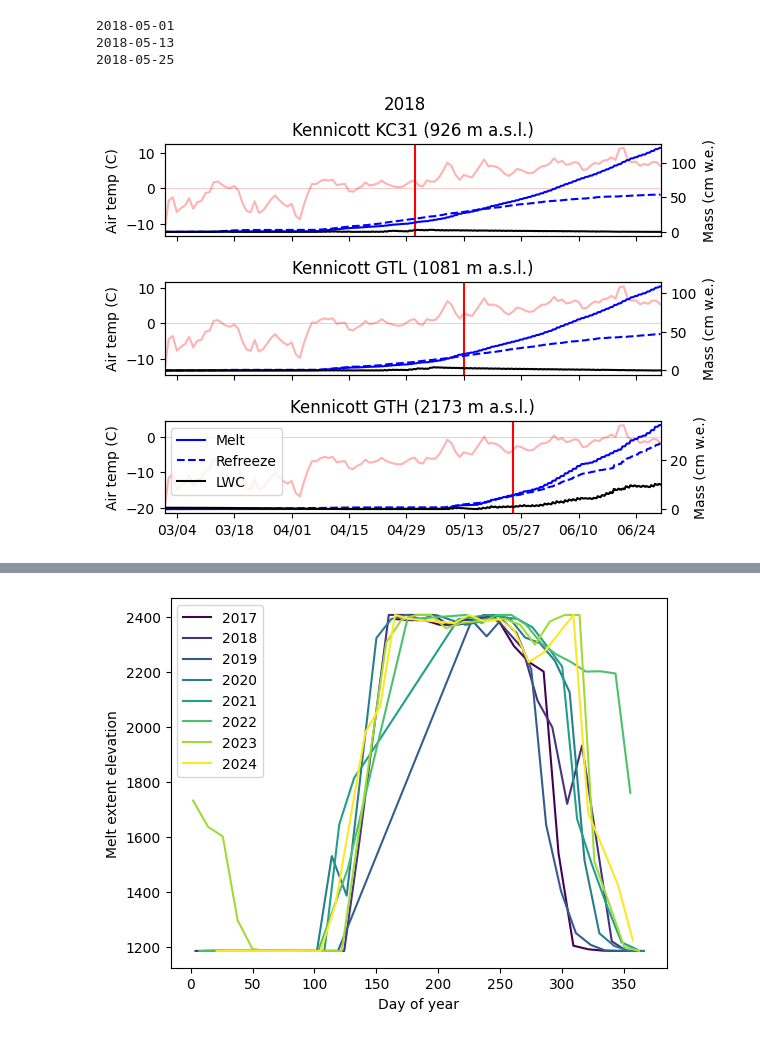
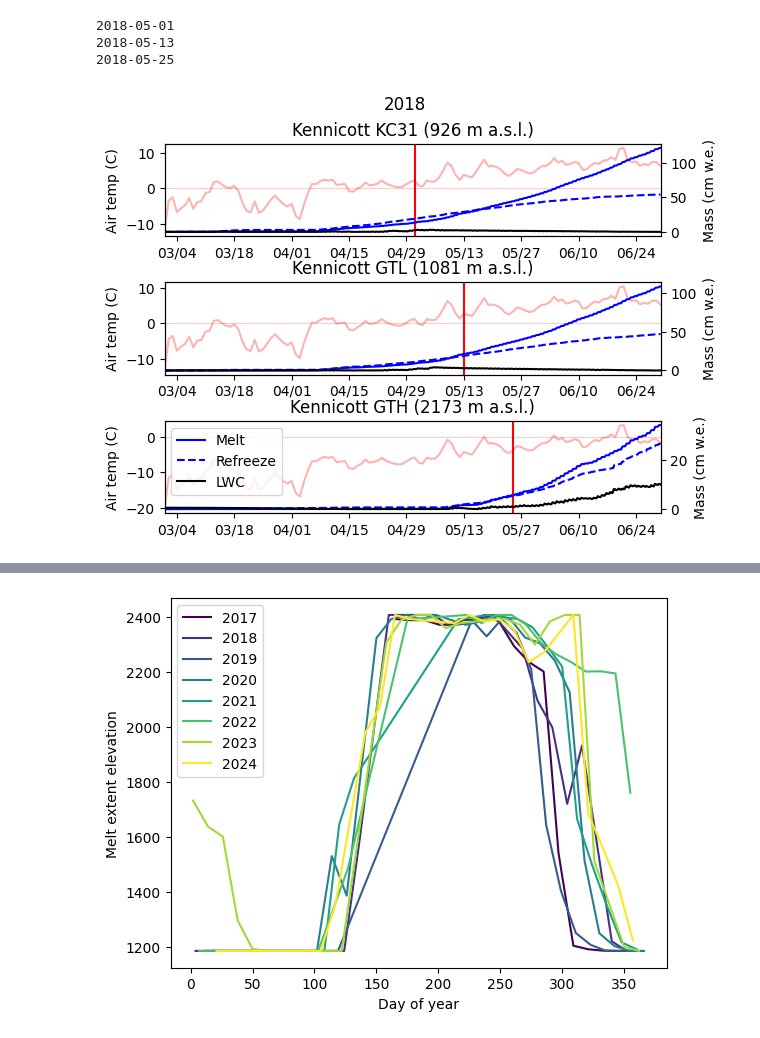
Before and after one commit to clairevwilson/PEBSI, a Jupyter notebook: project/melt_onset.ipynb, the cells around one changed output, grey strips where cells are left out. Saved outputs shown, nothing was run; the diff lists cells and outputs as text; code cells hidden in the pictures.

```diff
--- a/project/melt_onset.ipynb
+++ b/project/melt_onset.ipynb
@@ -11,7 +11,7 @@ results = []
 # print('PEBSI modeled cumulative melt and LWC at SAR-derived melt onset dates')
 # print('   (averaged across descending scenes, 2018-2024)')
 
-fig, axes = plt.subplots(3, gridspec_kw = {'hspace':0.5}, sharex='col') # , figsize=(15, 6))
+fig, axes = plt.subplots(3, gridspec_kw = {'hspace':0.5}) #  sharex='col') # , figsize=(15, 6))
 for ax, site in zip(axes, sites):
     ds = xr.open_dataset(base_fp + f'Output/ddf/{glacier}{site}_2026_05_05_test_0.nc')
     sar = SnowMelt(glacier, site, 'Descending')
@@ -67,34 +67,34 @@ for ax, site in zip(axes, sites):
 
 # axes[0].legend(bbox_to_anchor=(0.18, 0.72), loc='center')
 ax2.legend()
 fig.suptitle(str(year))
 plt.show()
 
 #     # Calculate means and standard deviations (converted to cm w.e.)
 #     results.append({
 #         'Site': site,
 #         'Avg Cum Melt (cm)': np.nanmean(cum_melt_list) * 100,
 #         'Melt StdDev': np.nanstd(cum_melt_list) * 100,
 #         'Avg Cum Rfz (cm)': np.nanmean(cum_rfz_list) * 100,
 #         'Rfz StdDev': np.nanstd(cum_rfz_list) * 100,
 #         'Avg LWC (cm)': np.nanmean(lwc_list) * 100,
 #         'LWC StdDev': np.nanstd(lwc_list) * 100
 #     })
 
 # # Create DataFrame for pretty printing
 # summary_df = pd.DataFrame(results)
 
 # # Option 1: Print using Pandas (simple)
 # print(summary_df.to_string(index=False, float_format=lambda x: f"{x:.2f}"))
 
 # Option 2: Use tabulate if you have it installed for a "Prettier" look
 # from tabulate import tabulate
 # print(tabulate(summary_df, headers='keys', tablefmt='psql', floatfmt=".2f"))
 # %% [output]
 2018-05-01
 2018-05-13
 2018-05-25
-[figure, old version]
+[figure, new version]
 # %%
 all_elevs = np.array(list(range(500, 2000, 100)) + list(range(2000, 4400, 500)))
 
```
Also changed, not shown: parts of 2 cells of this notebook, 6 other files.
